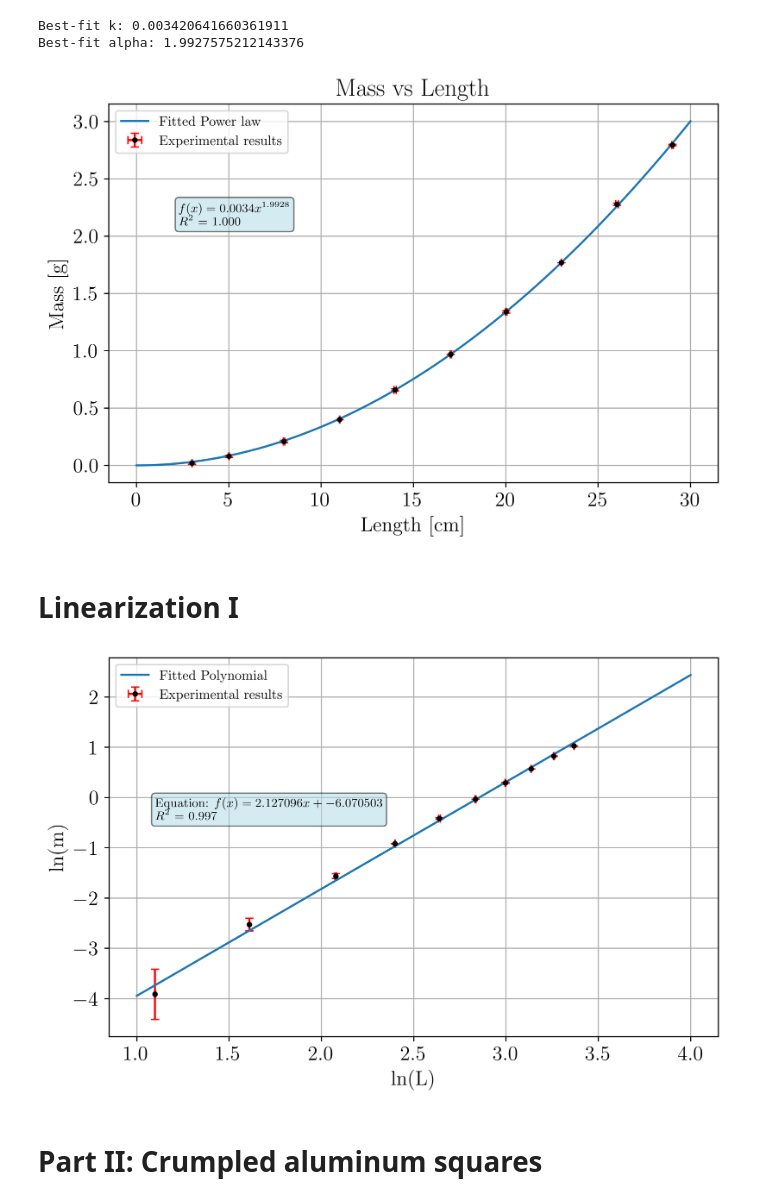
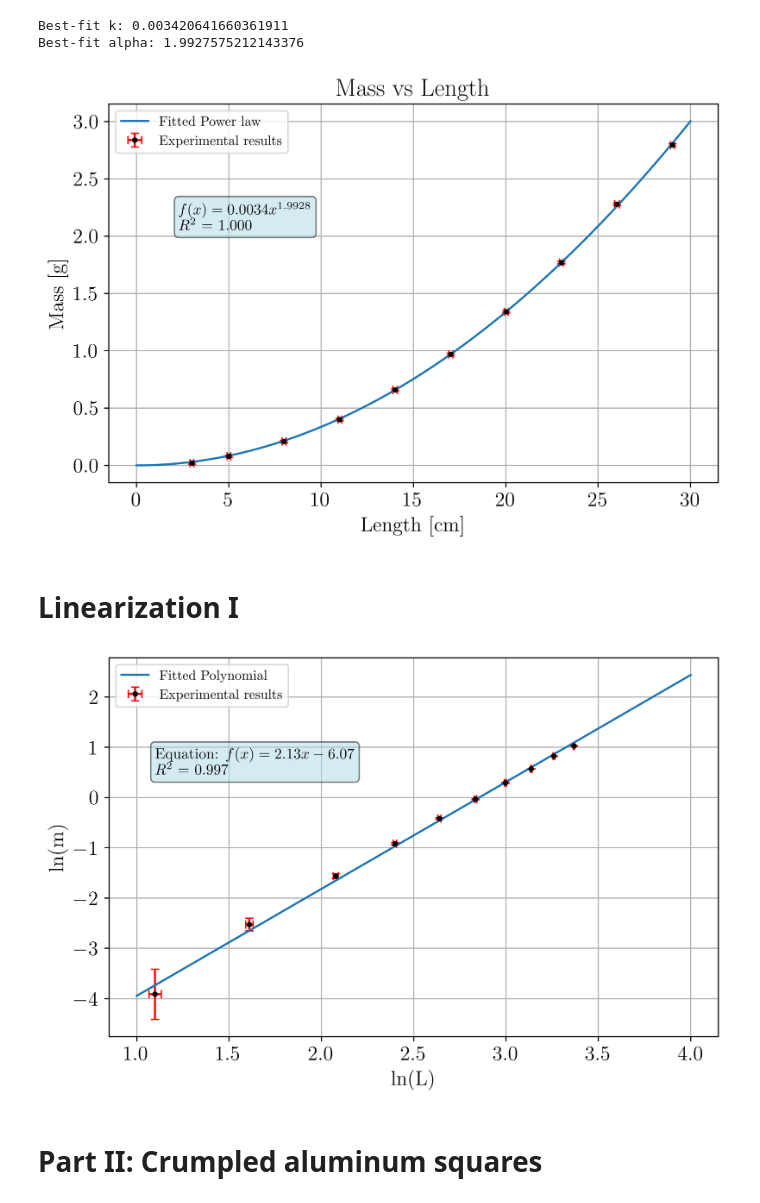
Before and after one commit to MIK2292/Lab_Sc_data_acquisition, a Jupyter notebook: 01_alluminio_frattale/Graph Notebook.ipynb, the cells around one changed output. Cells and saved outputs as stored; diff of their text form; code cells hidden in the pictures.

```diff
--- a/01_alluminio_frattale/Graph Notebook.ipynb
+++ b/01_alluminio_frattale/Graph Notebook.ipynb
@@ -62,7 +62,7 @@ ax.plot(x_fit, power_law(x_fit, *params), label='Fitted Power law')
 # Enclose the text in a box
 props = dict(boxstyle='round', facecolor='lightblue', alpha=0.5)
 textstr = f"{equation_str}\n$R^2$ = {r_squared:.3f}"
-plt.text(2.3, 2.3, textstr, fontsize=9, verticalalignment='top', bbox=props)
+plt.text(2.3, 2.3, textstr, fontsize=11, verticalalignment='top', bbox=props)
 
 plt.xlabel('Length [cm]')
 plt.ylabel('Mass [g]')
@@ -71,37 +71,37 @@ plt.grid()
 plt.legend()
 plt.show()
 # %% [output]
-[figure, old version]
+[figure, new version]
 # %% [markdown]
 # Linearization I
 # %%
 #Power Law fit
 coefficients = np.polyfit(np.log(lengths), np.log(mass), 1)
 poly_func = np.poly1d(coefficients)
 x_fit = np.linspace(1, 4, 100)
 y_fit = poly_func(x_fit)
 
 r_squared = r2_score(np.log(mass), poly_func(np.log(lengths)))
-equation_str = f"$f(x) = {coefficients[0]:.6f}x + {coefficients[1]:.6f}$"
+equation_str = f"$f(x) = {coefficients[0]:.2f}x {coefficients[1]:.2f}$"
 
 
 fig, ax = plt.subplots(figsize=(8, 5), dpi = 500)
 
 ax.errorbar(np.log(lengths),np.log(mass),xerr = dataexp_1['Δln(L)'],yerr= dataexp_1['Δln(m)'], color = 'black', ecolor = "red",capsize = 3, fmt = '.',  label = 'Experimental results')
 ax.plot(x_fit, y_fit, label='Fitted Polynomial')
 
 # Enclose the text in a box
 props = dict(boxstyle='round', facecolor='lightblue', alpha=0.5)
 textstr = f"Equation: {equation_str}\n$R^2$ = {r_squared:.3f}"
-plt.text(1.1, 0.0, textstr, fontsize=9, verticalalignment='top', bbox=props)
+plt.text(1.1, 1.0, textstr, fontsize=11, verticalalignment='top', bbox=props)
 
 plt.xlabel('ln(L)')
 plt.ylabel('ln(m)')
 plt.grid()
 plt.legend()
 plt.show()
 # %% [output]
-[figure, old version]
+[figure, new version]
 # %% [markdown]
 # Part II: Crumpled aluminum squares
 # %%
```
Also changed, not shown: 15 other files.
